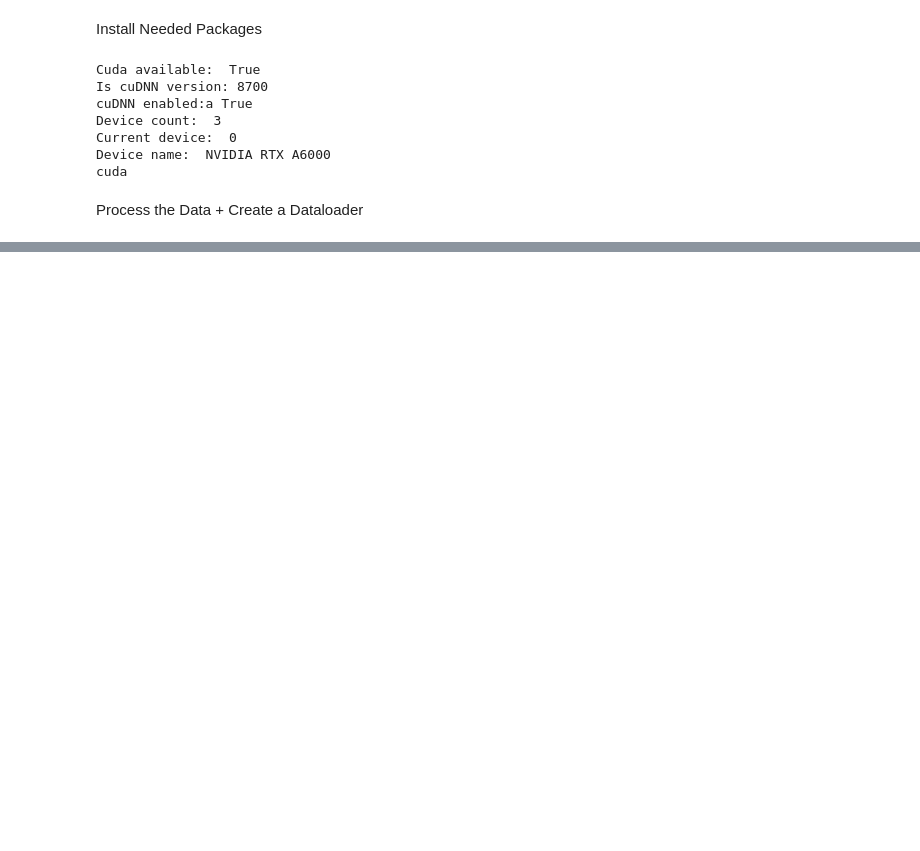
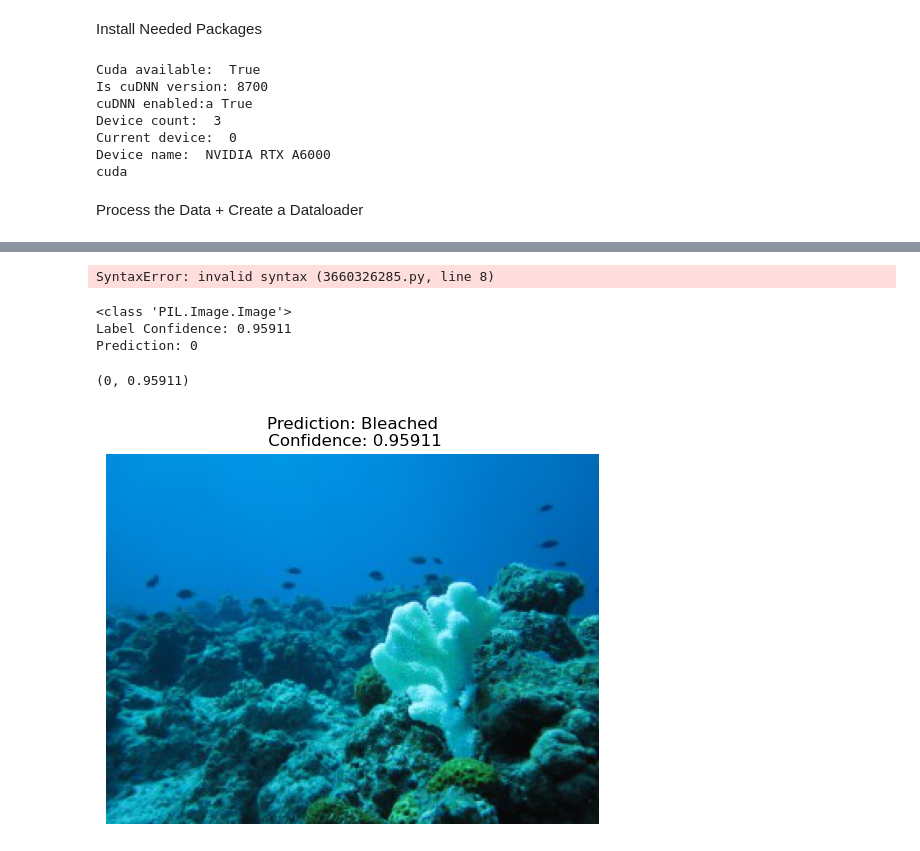
Before and after one commit to ethan-tam33/la-hacks-proj, a Jupyter notebook: recognition/classifer.ipynb, the cells around one changed output, grey strips where cells are left out. Drawn from its saved outputs; the diff is of its cells as text; code cells hidden in the pictures; blank space fills up the shorter version.

```diff
--- a/recognition/classifer.ipynb
+++ b/recognition/classifer.ipynb
@@ -57,4 +70,5 @@ dataloader = DataLoader(dataset, batch_size=32, shuffle=True)
 # %%
+#net
 # Basic Block for ResNet
 class BasicBlock(nn.Module):
     def __init__(self, in_planes, planes, stride=1):
@@ -88,7 +102,7 @@ class ResNet(nn.Module):
         self.layer2 = self._make_layer(block, 128, num_blocks[1], stride=2)
         self.layer3 = self._make_layer(block, 256, num_blocks[2], stride=2)
         self.layer4 = self._make_layer(block, 512, num_blocks[3], stride=2)
-        self.linear = nn.Linear(8192, 2)
+        self.linear = nn.Linear(16384, 2)
 
     def _make_layer(self, block, planes, num_blocks, stride):
         strides = [stride] + [1] * (num_blocks - 1)
@@ -103,7 +117,6 @@ class ResNet(nn.Module):
         out = self.layer1(out)
         out = self.layer2(out)
         out = self.layer3(out)
-        out = self.layer4(out)
         out = F.avg_pool2d(out, 4)
         out = out.view(out.size(0), -1)
         out = self.linear(out)
@@ -153,0 +240,39 @@ ValueError: Using a target size (torch.Size([128])) that is different to the inp
+# %%
+
+# forward pass demo - "blackbox"
+label_dict = {}
+label_dict[0] = "Bleached"
+label_dict[1] = "Normal"
+
+ground_truth_dataset = datasets.ImageFolder(root='data', transform = None)
+
+i = 0
+pil_img = ground_truth_dataset[i][0]
+y = ground_truth_dataset[i][1]
+
+def predict(pil_img, y = 0):
+    img1 = torchvision.transforms.functional.pil_to_tensor(pil_img)
+    img_rgb = torch.stack((img1[0], img1[1], img1[2]), dim=2)
+    plt.imshow(img_rgb.numpy())
+    plt.axis(False)
+    trans_img = transformResizer(pil_img).to(device).unsqueeze(dim=0)
+    pred_img = net(trans_img)
+    pred_sig = torch.nn.functional.softmax(pred_img, dim=1)
+    confidence = round(torch.max(pred_sig).item(), 5)
+    print("Label Confidence: " + str(confidence))
+    pred_label = torch.argmax(pred_img).item()
+    print("Prediction: " + str(pred_label))
+    #print("Ground Truth: " + str(y))
+    plt.title("Prediction: " + label_dict[pred_label]  + "\n Confidence: " + str(confidence), loc = 'center')
+    return(pred_label, confidence)
+# %% [output]
+SyntaxError: invalid syntax (3660326285.py, line 8)
+# %%
+print(type(pil_img))
+predict(pil_img)
+# %% [output]
+<class 'PIL.Image.Image'>
+Label Confidence: 0.95911
+Prediction: 0
+(0, 0.95911)
+[figure, added]
```
Also changed, not shown: parts of 12 cells of this notebook, 7 other files.
